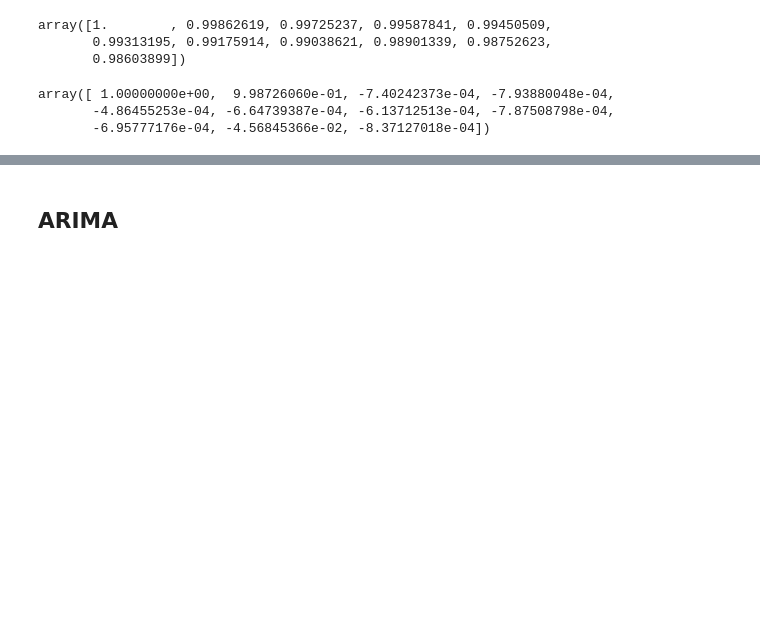
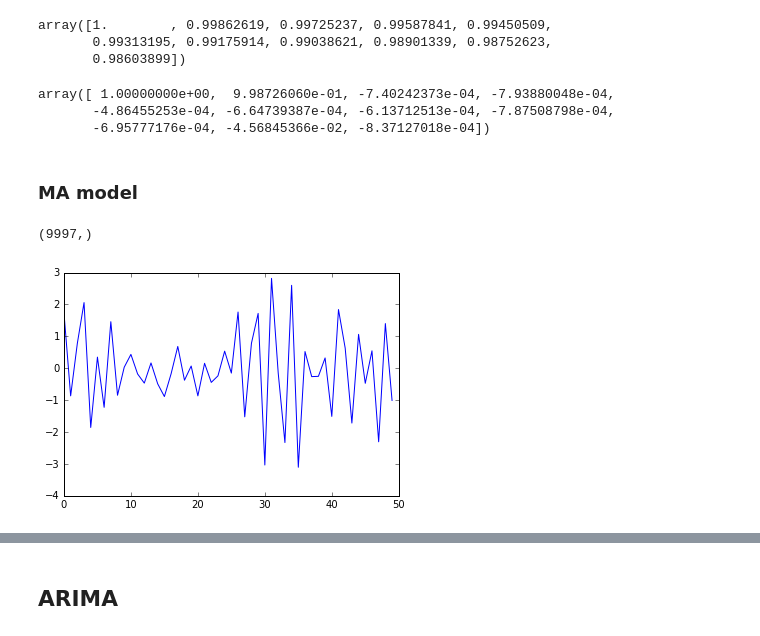
Before and after one commit to baruselli/random_walks, a Jupyter notebook: random_walks.ipynb, the cells around one changed output, grey strips where cells are left out. Saved outputs shown, nothing was run; the diff lists cells and outputs as text; code cells hidden in the pictures; blank space fills up the shorter version.

```diff
--- a/random_walks.ipynb
+++ b/random_walks.ipynb
@@ -279,3 +283,13 @@ array([ 1.00000000e+00,  9.98726060e-01, -7.40242373e-04, -7.93880048e-04,
        -6.95777176e-04, -4.56845366e-02, -8.37127018e-04])
 # %%
 statsmodels.tsa.stattools.pacf?
+# %% [markdown]
+### MA model
+# %%
+betas=np.array((1,-0.5,0.3,0.2))   #beta[0] is always one
+MA1=np.convolve(X1[:,0],betas,mode='valid')
+print(MA1.shape)
+plt.plot(MA1[:50]);
+# %% [output]
+(9997,)
+[figure, added]
```
Also changed, not shown: parts of 13 cells of this notebook.
